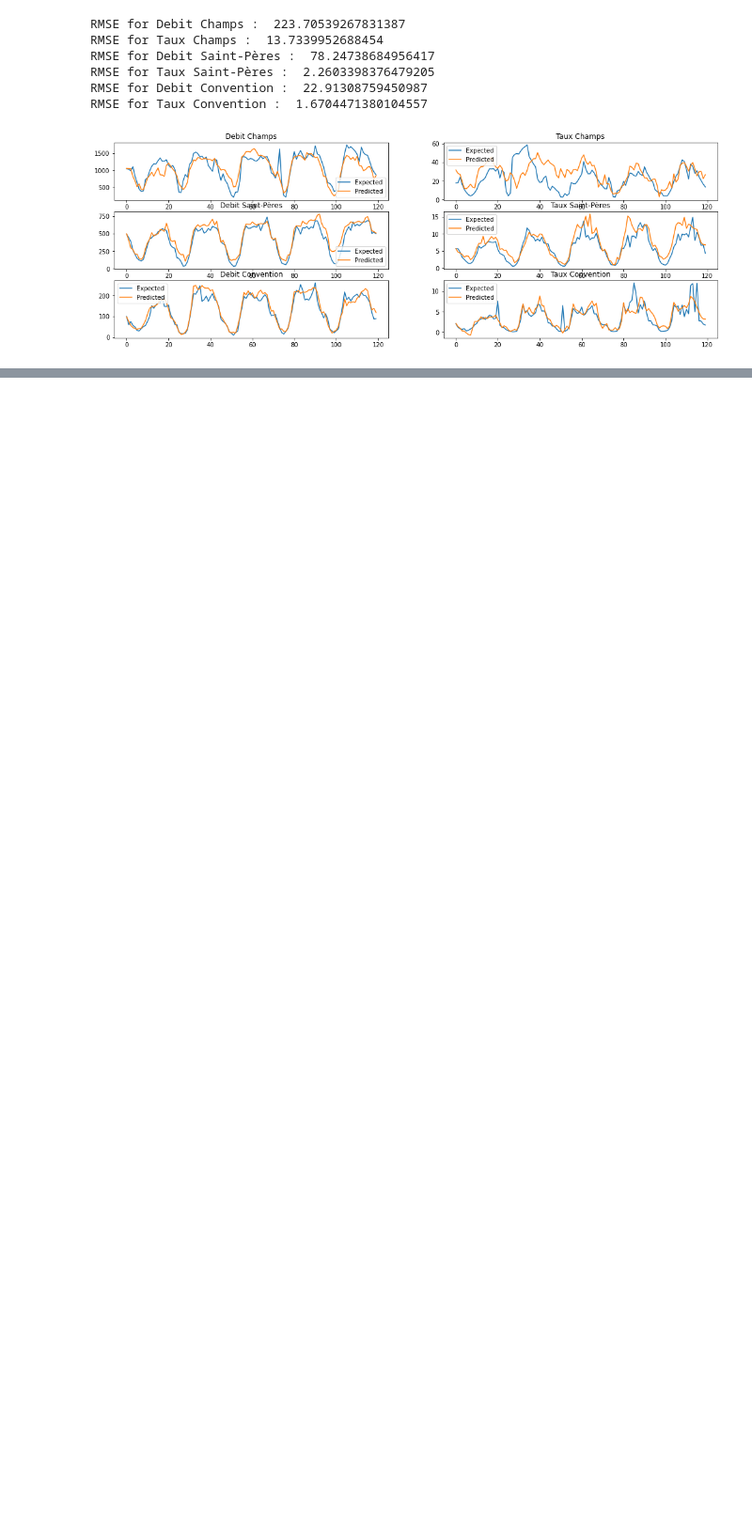
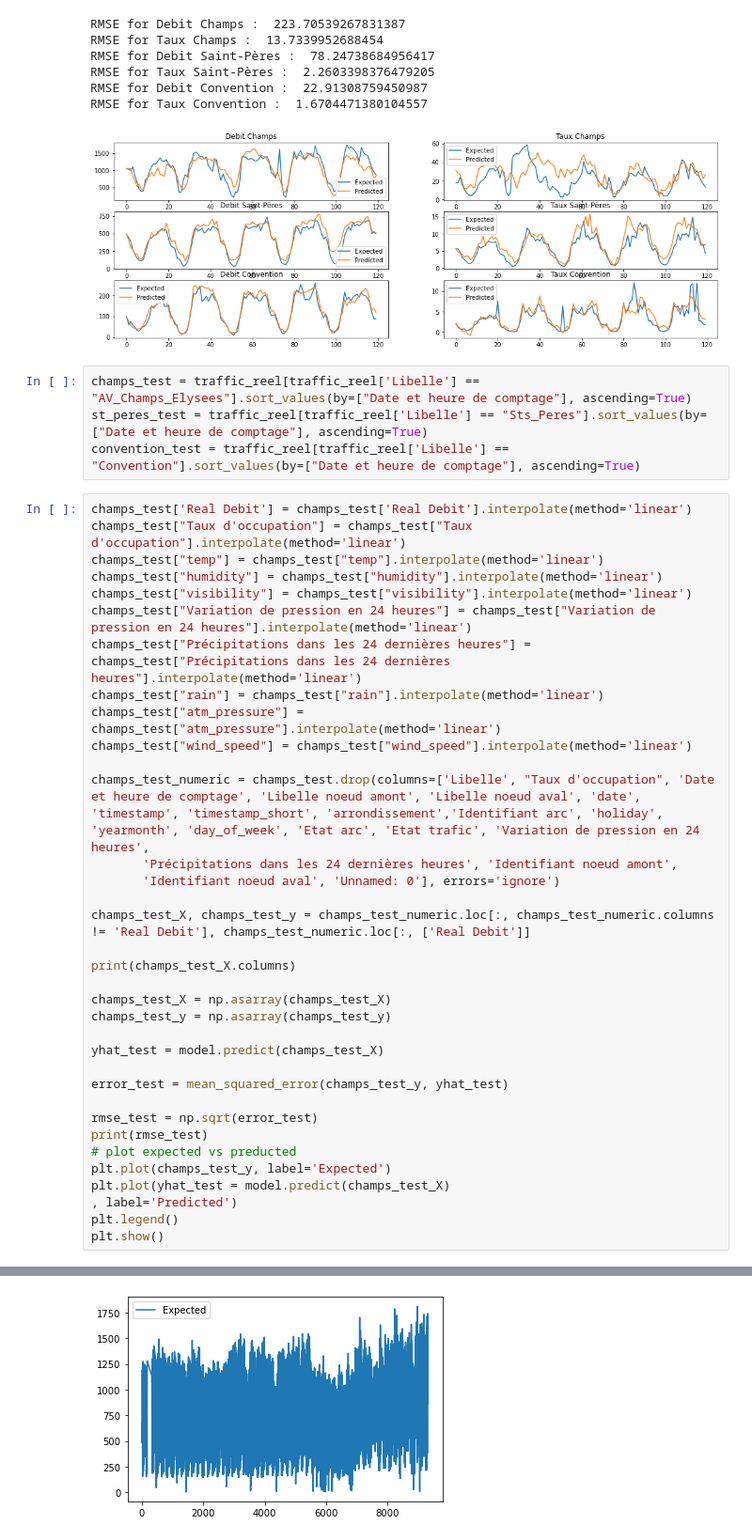
Before and after one commit to Behachee/Road-Traffic-Prediction-Paris, a Jupyter notebook: XGBoost.ipynb, the cells around one changed output, grey strips where cells are left out. Shown at 94% size. Cells and saved outputs as stored; diff of their text form; blank space fills up the shorter version.

```diff
--- a/XGBoost.ipynb
+++ b/XGBoost.ipynb
@@ -734,3 +796,43 @@ RMSE for Taux Saint-Pères :  2.2603398376479205
 RMSE for Debit Convention :  22.91308759450987
 RMSE for Taux Convention :  1.6704471380104557
 [figure]
+# %%
+champs_test = traffic_reel[traffic_reel['Libelle'] == "AV_Champs_Elysees"].sort_values(by=["Date et heure de comptage"], ascending=True)
+st_peres_test = traffic_reel[traffic_reel['Libelle'] == "Sts_Peres"].sort_values(by=["Date et heure de comptage"], ascending=True)
+convention_test = traffic_reel[traffic_reel['Libelle'] == "Convention"].sort_values(by=["Date et heure de comptage"], ascending=True)
+# %%
+champs_test['Real Debit'] = champs_test['Real Debit'].interpolate(method='linear')
+champs_test["Taux d'occupation"] = champs_test["Taux d'occupation"].interpolate(method='linear')
+champs_test["temp"] = champs_test["temp"].interpolate(method='linear')
+champs_test["humidity"] = champs_test["humidity"].interpolate(method='linear')
+champs_test["visibility"] = champs_test["visibility"].interpolate(method='linear')
+champs_test["Variation de pression en 24 heures"] = champs_test["Variation de pression en 24 heures"].interpolate(method='linear')
+champs_test["Précipitations dans les 24 dernières heures"] = champs_test["Précipitations dans les 24 dernières heures"].interpolate(method='linear')
+champs_test["rain"] = champs_test["rain"].interpolate(method='linear')
+champs_test["atm_pressure"] = champs_test["atm_pressure"].interpolate(method='linear')
+champs_test["wind_speed"] = champs_test["wind_speed"].interpolate(method='linear')
+
+champs_test_numeric = champs_test.drop(columns=['Libelle', "Taux d'occupation", 'Date et heure de comptage', 'Libelle noeud amont', 'Libelle noeud aval', 'date', 'timestamp', 'timestamp_short', 'arrondissement','Identifiant arc', 'holiday', 'yearmonth', 'day_of_week', 'Etat arc', 'Etat trafic', 'Variation de pression en 24 heures',
+       'Précipitations dans les 24 dernières heures', 'Identifiant noeud amont',
+       'Identifiant noeud aval', 'Unnamed: 0'], errors='ignore')
+
+champs_test_X, champs_test_y = champs_test_numeric.loc[:, champs_test_numeric.columns != 'Real Debit'], champs_test_numeric.loc[:, ['Real Debit']]
+
+print(champs_test_X.columns)
+
+champs_test_X = np.asarray(champs_test_X)
+champs_test_y = np.asarray(champs_test_y)
+
+yhat_test = model.predict(champs_test_X)
+
+error_test = mean_squared_error(champs_test_y, yhat_test)
+
+rmse_test = np.sqrt(error_test)
+print(rmse_test)
+# plot expected vs preducted
+plt.plot(champs_test_y, label='Expected')
+plt.plot(yhat_test = model.predict(champs_test_X)
+, label='Predicted')
+plt.legend()
+plt.show()
+# %% [output]
@@ -736,0 +847 @@ RMSE for Taux Convention :  1.6704471380104557
+[figure, added]
```
Also changed, not shown: parts of 16 cells of this notebook, 1 other file.
